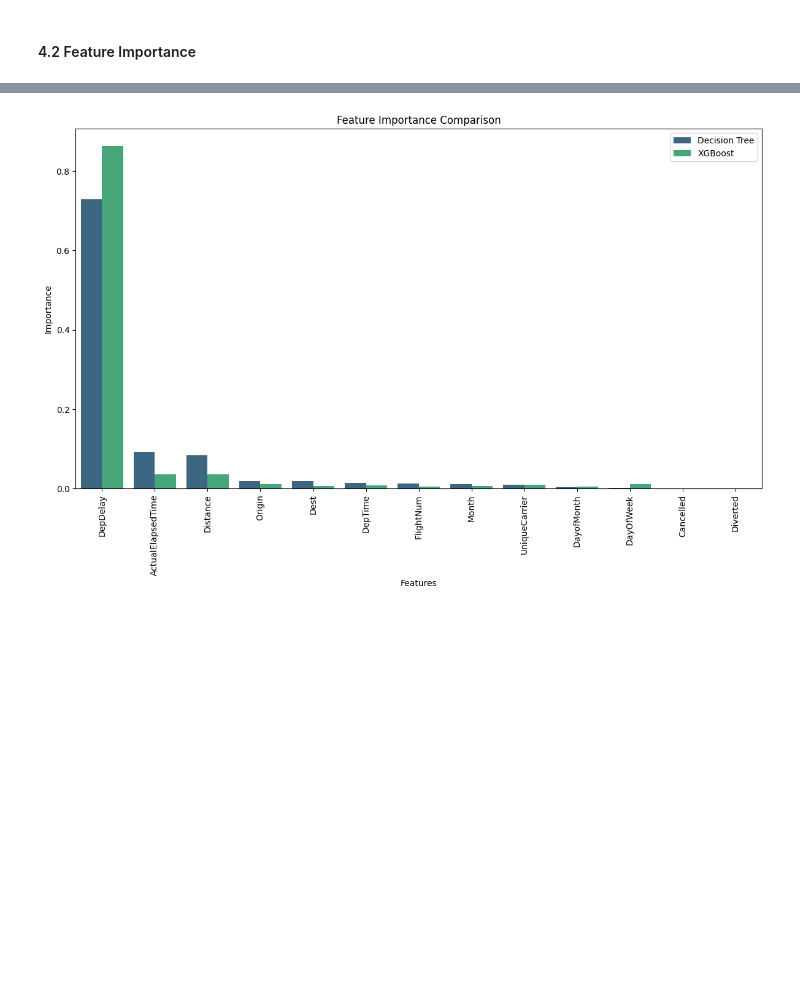
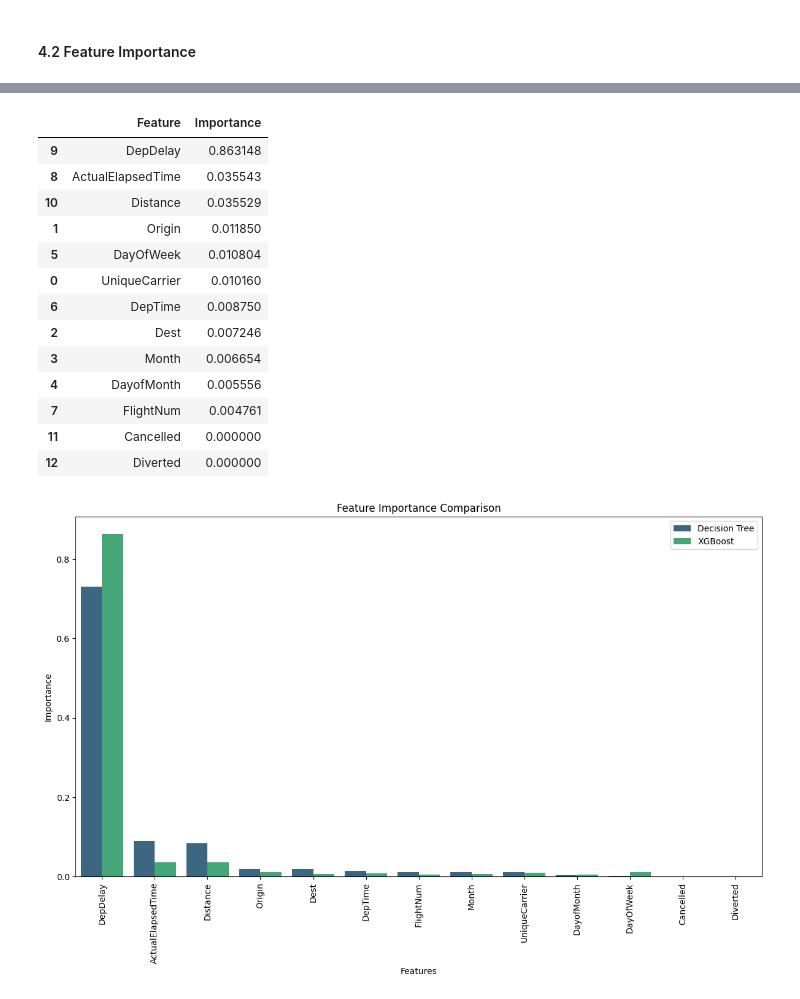
Before and after one commit to rizny786/Flights, a Jupyter notebook: notebook_reg.ipynb, the cells around one changed output, grey strips where cells are left out. Saved outputs shown, nothing was run; the diff lists cells and outputs as text; code cells hidden in the pictures; blank space fills up the shorter version.

```diff
--- a/notebook_reg.ipynb
+++ b/notebook_reg.ipynb
@@ -81,5 +85,22 @@ dt_feature_importance_91 = f.feature_importance(dt91)
 # %%
 xgb_feature_importance_91 = f.feature_importance(xgb91)
+# %%
+xgb_feature_importance_91
+# %% [output]
+|  | Feature | Importance |
+| 9 | DepDelay | 0.863148 |
+| 8 | ActualElapsedTime | 0.035543 |
+| 10 | Distance | 0.035529 |
+| 1 | Origin | 0.011850 |
+| 5 | DayOfWeek | 0.010804 |
+| 0 | UniqueCarrier | 0.010160 |
+| 6 | DepTime | 0.008750 |
+| 2 | Dest | 0.007246 |
+| 3 | Month | 0.006654 |
+| 4 | DayofMonth | 0.005556 |
+| 7 | FlightNum | 0.004761 |
+| 11 | Cancelled | 0.000000 |
+| 12 | Diverted | 0.000000 |
 # %%
 combined_feature_importance = f.combine_feature_importance_dfs(dt_feature_importance_91, xgb_feature_importance_91)
 
```
Also changed, not shown: parts of 5 cells of this notebook, 13 other files.
